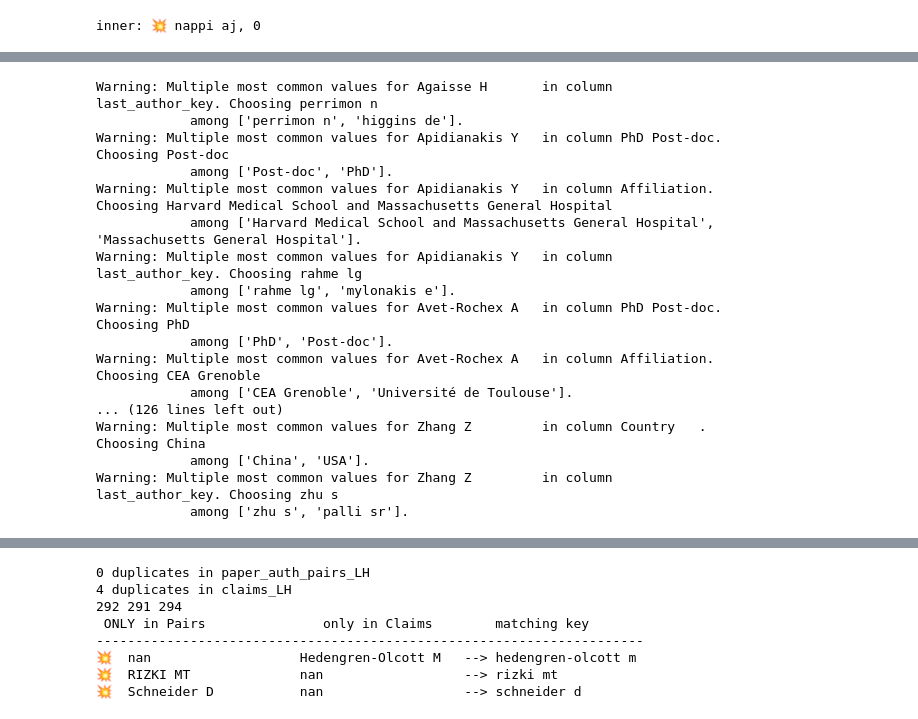
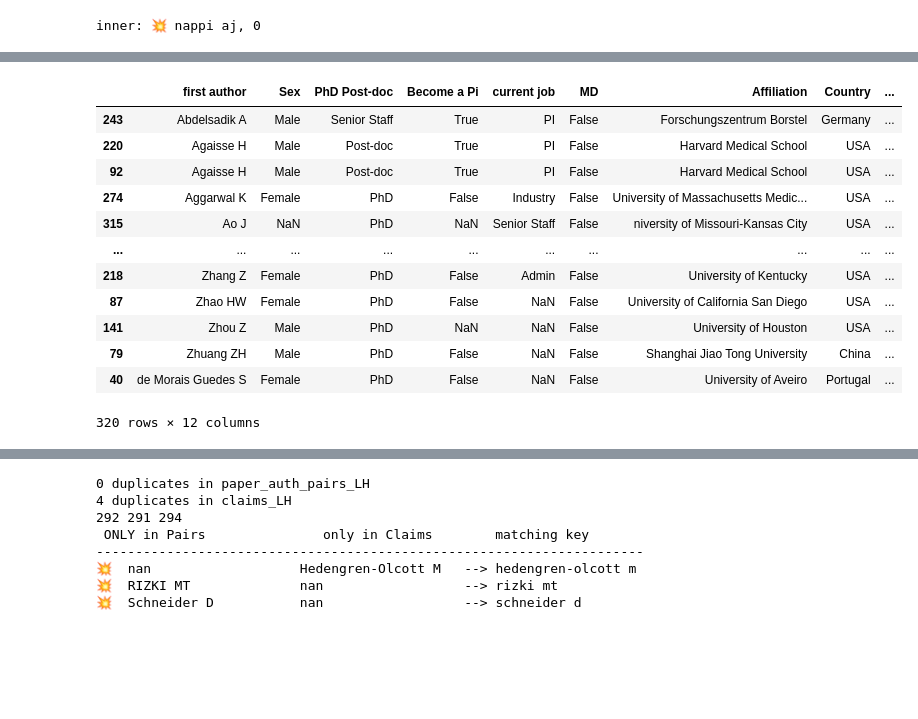
Before and after one commit to jcblemai/drosophila-reproducibility, a Jupyter notebook: preprocess.ipynb, the cells around one changed output, grey strips where cells are left out. Cells and saved outputs as stored; diff of their text form; code cells hidden in the pictures; blank space fills up the shorter version.

```diff
--- a/preprocess.ipynb
+++ b/preprocess.ipynb
@@ -686,21 +682,17 @@ Name: count, Length: 115, dtype: int64
 # %%
 paper_auth_pairs_FH = paper_auth_pairs.drop(columns=['last author']).sort_values("first author", ascending=True)
-paper_auth_pairs_FH = preprocess_utils.deduplicate_by(paper_auth_pairs_FH, "first author")
+paper_auth_pairs_FH
 # %% [output]
+|  | first author | Sex | PhD Post-doc | Become a Pi | current job | MD | Affiliation | Country | ... |
+| 243 | Abdelsadik A | Male | Senior Staff | True | PI | False | Forschungszentrum Borstel | Germany | ... |
+| 220 | Agaisse H | Male | Post-doc | True | PI | False | Harvard Medical School | USA | ... |
+| 92 | Agaisse H | Male | Post-doc | True | PI | False | Harvard Medical School | USA | ... |
+| 274 | Aggarwal K | Female | PhD | False | Industry | False | University of Massachusetts Medic... | USA | ... |
+| 315 | Ao J | NaN | PhD | NaN | Senior Staff | False | niversity of Missouri-Kansas City | USA | ... |
+| ... | ... | ... | ... | ... | ... | ... | ... | ... | ... |
+| 218 | Zhang Z | Female | PhD | False | Admin | False | University of Kentucky | USA | ... |
+| 87 | Zhao HW | Female | PhD | False | NaN | False | University of California San Diego | USA | ... |
+| 141 | Zhou Z | Male | PhD | NaN | NaN | False | University of Houston | USA | ... |
+| 79 | Zhuang ZH | Male | PhD | False | NaN | False | Shanghai Jiao Tong University | China | ... |
+| 40 | de Morais Guedes S | Female | PhD | False | NaN | False | University of Aveiro | Portugal | ... |
-Warning: Multiple most common values for Agaisse H       in column last_author_key. Choosing perrimon n
-            among ['perrimon n', 'higgins de'].
-Warning: Multiple most common values for Apidianakis Y   in column PhD Post-doc. Choosing Post-doc
-            among ['Post-doc', 'PhD'].
-Warning: Multiple most common values for Apidianakis Y   in column Affiliation. Choosing Harvard Medical School and Massachusetts General Hospital
-            among ['Harvard Medical School and Massachusetts General Hospital', 'Massachusetts General Hospital'].
-Warning: Multiple most common values for Apidianakis Y   in column last_author_key. Choosing rahme lg
-            among ['rahme lg', 'mylonakis e'].
-Warning: Multiple most common values for Avet-Rochex A   in column PhD Post-doc. Choosing PhD
-            among ['PhD', 'Post-doc'].
-Warning: Multiple most common values for Avet-Rochex A   in column Affiliation. Choosing CEA Grenoble
-            among ['CEA Grenoble', 'Université de Toulouse'].
-... (126 lines left out)
-Warning: Multiple most common values for Zhang Z         in column Country   . Choosing China
-            among ['China', 'USA'].
-Warning: Multiple most common values for Zhang Z         in column last_author_key. Choosing zhu s
-            among ['zhu s', 'palli sr'].
+320 rows × 12 columns
```
Also changed, not shown: parts of 10 cells of this notebook, 2 other files.
